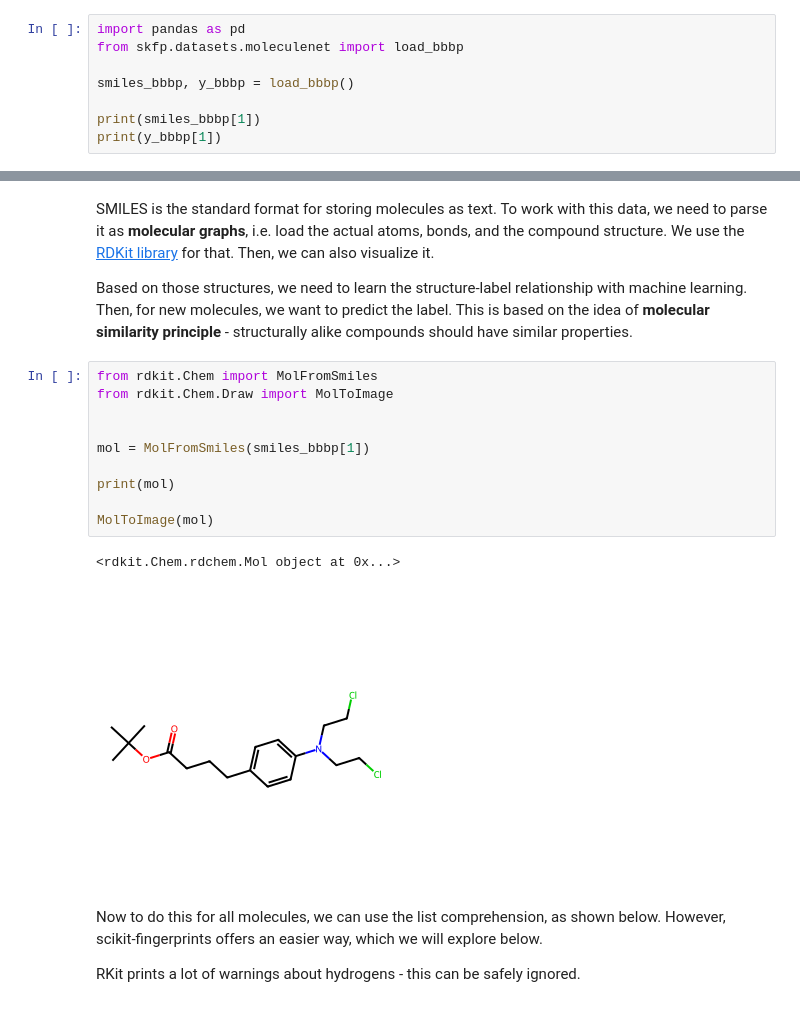
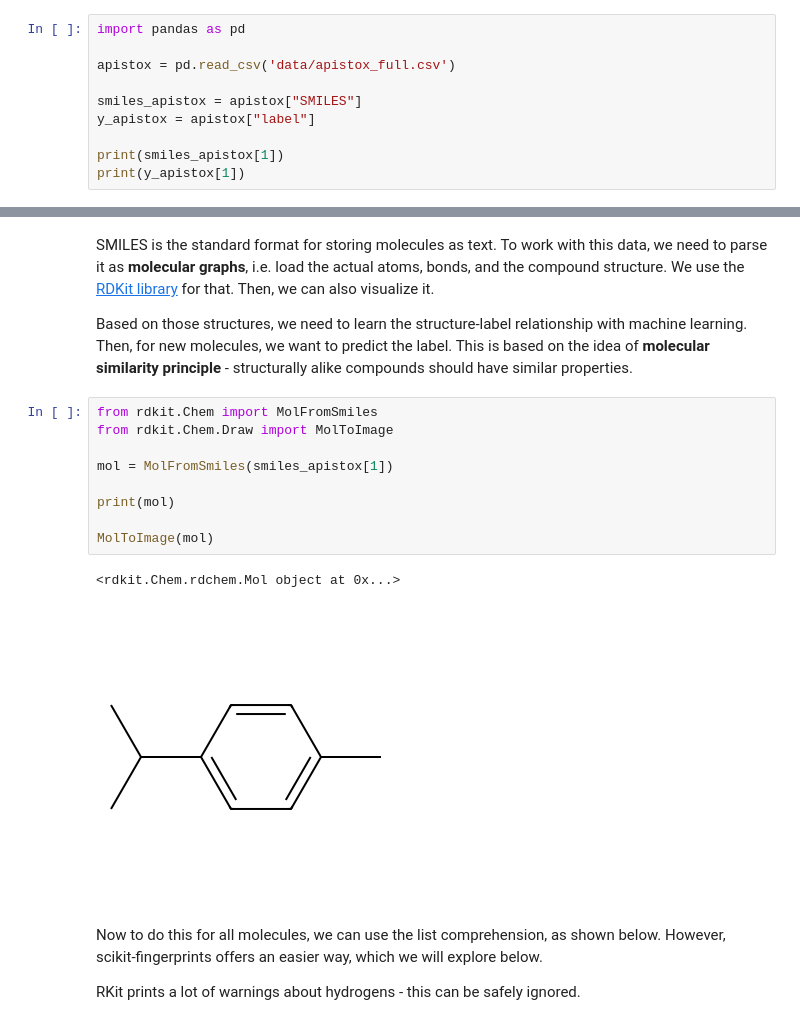
Before and after one commit to my-alaska/Elements_2025_scikit-fingerprints_workshop, a Jupyter notebook: notebook_solution.ipynb, the cells around one changed output, grey strips where cells are left out. Saved outputs shown, nothing was run; the diff lists cells and outputs as text.

Commit message:
use bbbp for exercises and apistox for rdkit example

```diff
--- a/notebook_solution.ipynb
+++ b/notebook_solution.ipynb
@@ -18,10 +12,12 @@ It returns two values:
 Let's load the data and see an example entry.
 # %%
 import pandas as pd
-from skfp.datasets.moleculenet import load_bbbp
 
-smiles_bbbp, y_bbbp = load_bbbp()
+apistox = pd.read_csv('data/apistox_full.csv')
 
-print(smiles_bbbp[1])
-print(y_bbbp[1])
+smiles_apistox = apistox["SMILES"]
+y_apistox = apistox["label"]
+
+print(smiles_apistox[1])
+print(y_apistox[1])
 # %% [output]
@@ -34,16 +30,15 @@ Based on those structures, we need to learn the structure-label relationship wit
 # %%
 from rdkit.Chem import MolFromSmiles
 from rdkit.Chem.Draw import MolToImage
 
-
-mol = MolFromSmiles(smiles_bbbp[1])
+mol = MolFromSmiles(smiles_apistox[1])
 
 print(mol)
 
 MolToImage(mol)
 # %% [output]
 <rdkit.Chem.rdchem.Mol object at 0x...>
-[figure, old version]
+[figure, new version]
 # %% [markdown]
 Now to do this for all molecules, we can use the list comprehension, as shown below. However, scikit-fingerprints offers an easier way, which we will explore below.
 
```
Also changed, not shown: parts of 15 cells of this notebook.
